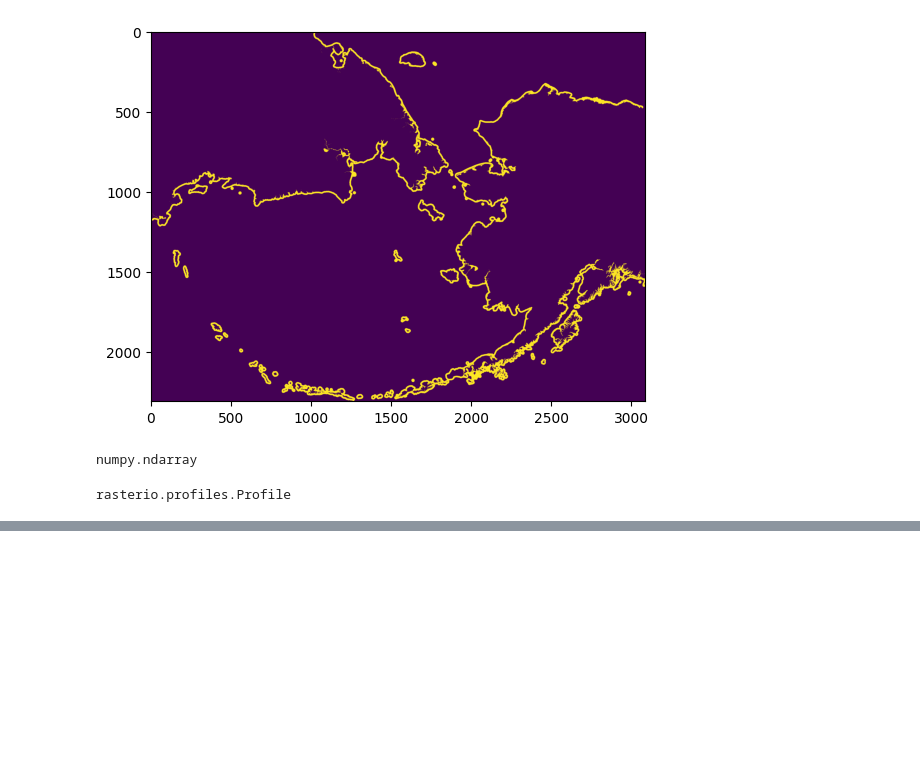
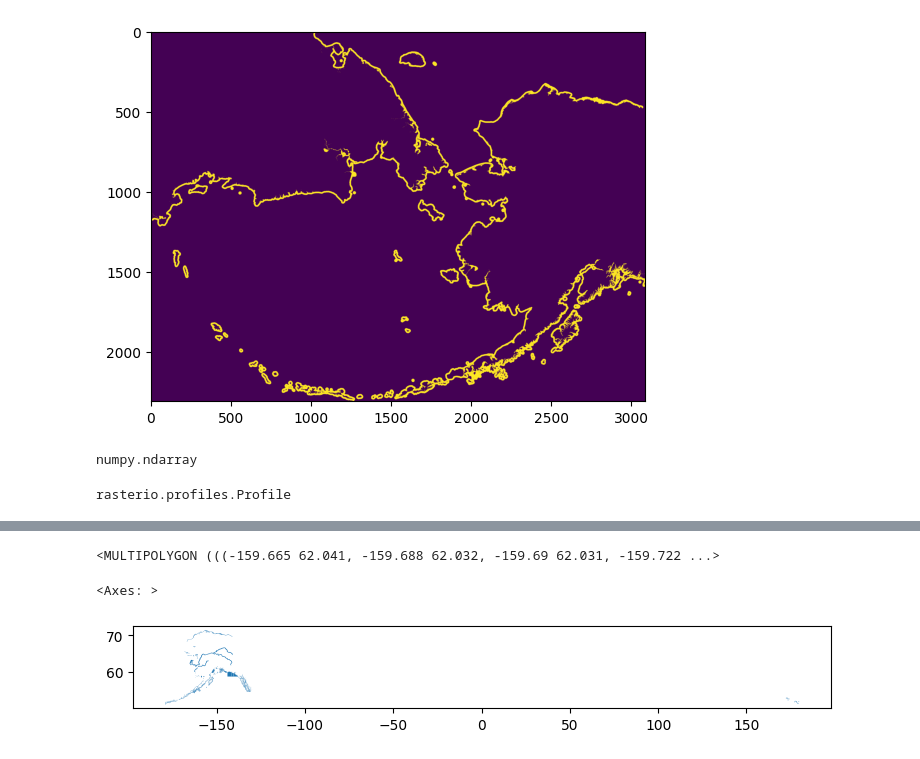
Before and after one commit to mloranty/scalable-computing-examples, a Jupyter notebook: geopandas-intro.ipynb, the cells around one changed output, grey strips where cells are left out. Drawn from its saved outputs; the diff is of its cells as text; code cells hidden in the pictures; blank space fills up the shorter version.

```diff
--- a/geopandas-intro.ipynb
+++ b/geopandas-intro.ipynb
@@ -30,0 +56,4 @@ rasterio.profiles.Profile
+# %%
+import geopandas as gpd
+
+comm = gpd.read_file("Alaska_Commercial_Salmon_Boundaries.gpkg")
@@ -30,0 +93,9 @@ rasterio.profiles.Profile
+# %%
+comm["geometry"][8]
+# %% [output]
+<MULTIPOLYGON (((-159.665 62.041, -159.688 62.032, -159.69 62.031, -159.722 ...>
+# %%
+comm.plot(figsize = (9,9))
+# %% [output]
+<Axes: >
+[figure, added]
```
Also changed, not shown: parts of 31 cells of this notebook.
